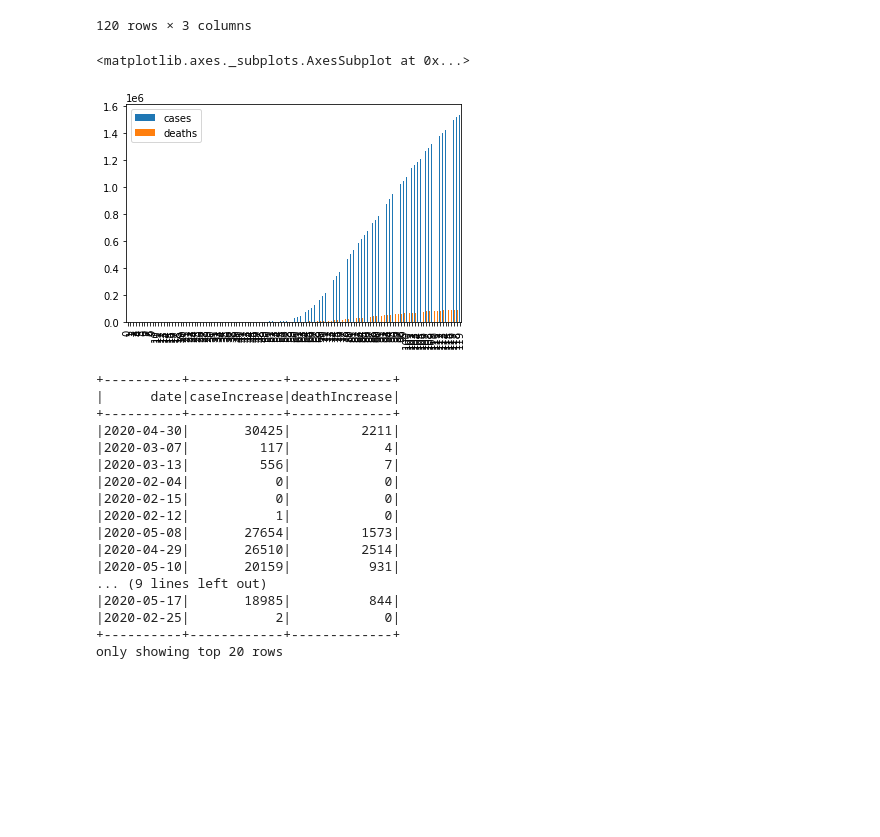
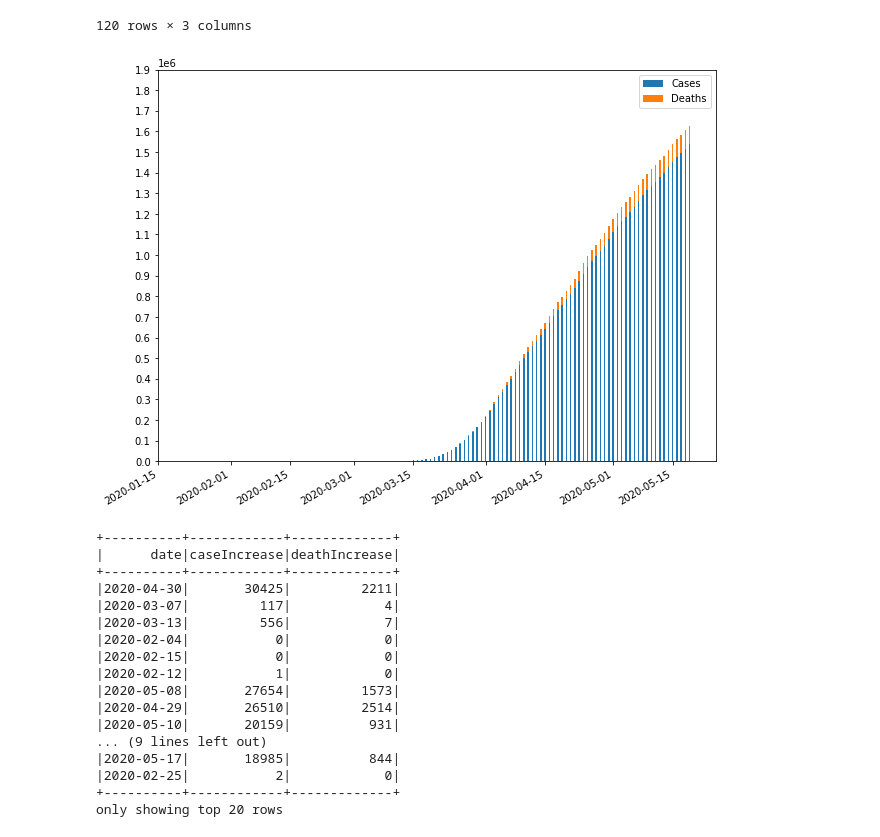
Before and after one commit to Ulysses-WJL/python-spark-, a Jupyter notebook: demo/2020年美国新冠肺炎疫情数据分析.ipynb, the cells around one changed output. Drawn from its saved outputs; the diff is of its cells as text; code cells hidden in the pictures; blank space fills up the shorter version.

```diff
--- a/demo/2020年美国新冠肺炎疫情数据分析.ipynb
+++ b/demo/2020年美国新冠肺炎疫情数据分析.ipynb
@@ -74,9 +74,3 @@ pdf1
 | 118 | 2020-05-18 | 1515373 | 90293 |
 | 119 | 2020-05-19 | 1536471 | 91936 |
 120 rows × 3 columns
-# %%
-pdf1.plot.bar()
-plt.xticks()
-# %% [output]
-<matplotlib.axes._subplots.AxesSubplot at 0x...>
-[figure, removed]
@@ -83,3 +95,17 @@ plt.xticks()
+# %%
+fig, ax = plt.subplots(figsize=(10, 8))
+# ax.xaxis.set_major_formatter(formatter)
+width=0.35
+death = pdf1.deaths
+case = pdf1.cases
+p1 = plt.bar(pdf1.date, case, width)
+p2 = plt.bar(pdf1.date, death, width, bottom=case)
+fig.autofmt_xdate()
+plt.legend((p1[0], p2[0]), ('Cases', 'Deaths'))
+plt.yticks(np.arange(0, 2*1e6, 1e5))
+plt.show()
+# %% [output]
+[figure, added]
 # %%
 df1.repartition(1).write.json('result1.json')
 # %%
```
Also changed, not shown: parts of 1 cell of this notebook, 20 other files.
